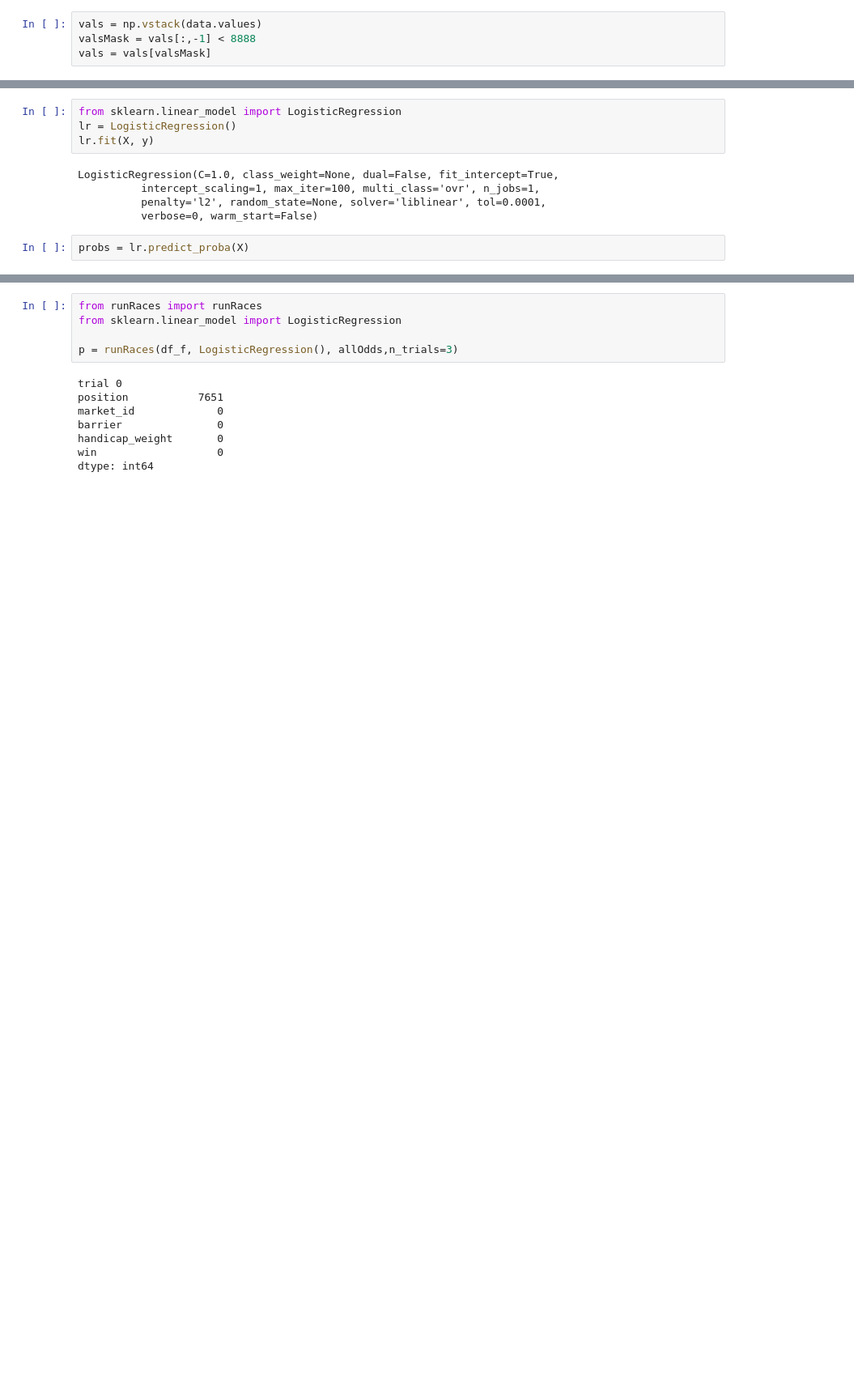
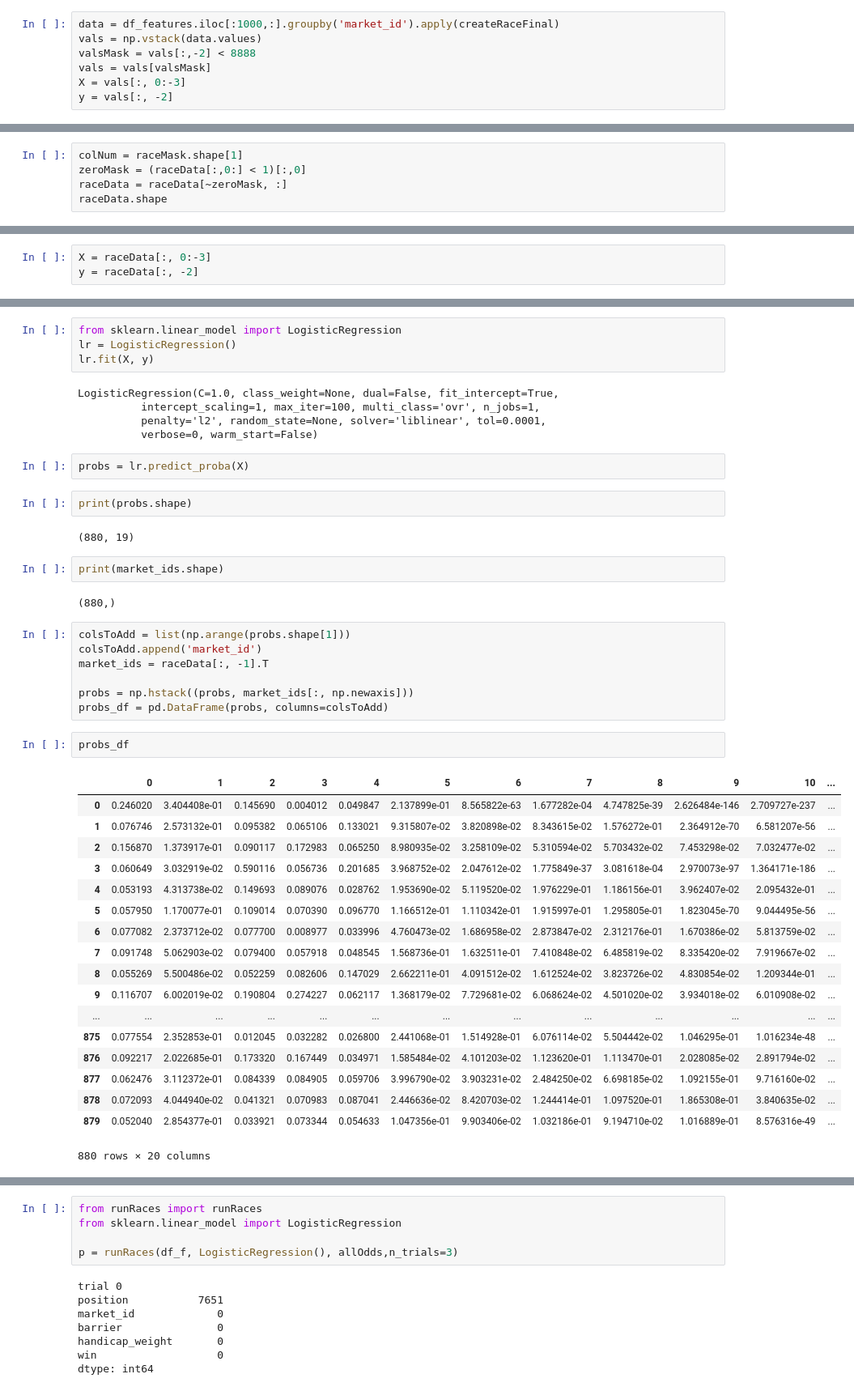
Before and after one commit to ryankresse/horses, a Jupyter notebook: multiclass.ipynb, the cells around one changed output, grey strips where cells are left out. Shown: that part at 81% size. Cells and saved outputs as stored; diff of their text form; blank space fills up the shorter version.

```diff
--- a/multiclass.ipynb
+++ b/multiclass.ipynb
@@ -116,4 +157,7 @@ data = df_features.groupby('market_id').apply(createRaceFinal)
 # %%
+data = df_features.iloc[:1000,:].groupby('market_id').apply(createRaceFinal)
 vals = np.vstack(data.values)
-valsMask = vals[:,-1] < 8888
+valsMask = vals[:,-2] < 8888
 vals = vals[valsMask]
+X = vals[:, 0:-3]
+y = vals[:, -2]
@@ -124,0 +234,5 @@ allOdds = pd.read_csv("input/odds.csv")
+# %%
+colNum = raceMask.shape[1]
+zeroMask = (raceData[:,0:] < 1)[:,0]
+raceData = raceData[~zeroMask, :]
+raceData.shape
@@ -124,0 +241,3 @@ allOdds = pd.read_csv("input/odds.csv")
+# %%
+X = raceData[:, 0:-3]
+y = raceData[:, -2]
@@ -133,3 +261,39 @@ LogisticRegression(C=1.0, class_weight=None, dual=False, fit_intercept=True,
           verbose=0, warm_start=False)
 # %%
 probs = lr.predict_proba(X)
+# %%
+print(probs.shape)
+# %% [output]
+(880, 19)
+# %%
+print(market_ids.shape)
+# %% [output]
+(880,)
+# %%
+colsToAdd = list(np.arange(probs.shape[1]))
+colsToAdd.append('market_id')
+market_ids = raceData[:, -1].T
+
+probs = np.hstack((probs, market_ids[:, np.newaxis]))
+probs_df = pd.DataFrame(probs, columns=colsToAdd)
+# %%
+probs_df
+# %% [output]
+|  | 0 | 1 | 2 | 3 | 4 | 5 | 6 | 7 | 8 | 9 | 10 | ... |
+| 0 | 0.246020 | 3.404408e-01 | 0.145690 | 0.004012 | 0.049847 | 2.137899e-01 | 8.565822e-63 | 1.677282e-04 | 4.747825e-39 | 2.626484e-146 | 2.709727e-237 | ... |
+| 1 | 0.076746 | 2.573132e-01 | 0.095382 | 0.065106 | 0.133021 | 9.315807e-02 | 3.820898e-02 | 8.343615e-02 | 1.576272e-01 | 2.364912e-70 | 6.581207e-56 | ... |
+| 2 | 0.156870 | 1.373917e-01 | 0.090117 | 0.172983 | 0.065250 | 8.980935e-02 | 3.258109e-02 | 5.310594e-02 | 5.703432e-02 | 7.453298e-02 | 7.032477e-02 | ... |
+| 3 | 0.060649 | 3.032919e-02 | 0.590116 | 0.056736 | 0.201685 | 3.968752e-02 | 2.047612e-02 | 1.775849e-37 | 3.081618e-04 | 2.970073e-97 | 1.364171e-186 | ... |
+| 4 | 0.053193 | 4.313738e-02 | 0.149693 | 0.089076 | 0.028762 | 1.953690e-02 | 5.119520e-02 | 1.976229e-01 | 1.186156e-01 | 3.962407e-02 | 2.095432e-01 | ... |
+| 5 | 0.057950 | 1.170077e-01 | 0.109014 | 0.070390 | 0.096770 | 1.166512e-01 | 1.110342e-01 | 1.915997e-01 | 1.295805e-01 | 1.823045e-70 | 9.044495e-56 | ... |
+| 6 | 0.077082 | 2.373712e-02 | 0.077700 | 0.008977 | 0.033996 | 4.760473e-02 | 1.686958e-02 | 2.873847e-02 | 2.312176e-01 | 1.670386e-02 | 5.813759e-02 | ... |
+| 7 | 0.091748 | 5.062903e-02 | 0.079400 | 0.057918 | 0.048545 | 1.568736e-01 | 1.632511e-01 | 7.410848e-02 | 6.485819e-02 | 8.335420e-02 | 7.919667e-02 | ... |
+| 8 | 0.055269 | 5.500486e-02 | 0.052259 | 0.082606 | 0.147029 | 2.662211e-01 | 4.091512e-02 | 1.612524e-02 | 3.823726e-02 | 4.830854e-02 | 1.209344e-01 | ... |
+| 9 | 0.116707 | 6.002019e-02 | 0.190804 | 0.274227 | 0.062117 | 1.368179e-02 | 7.729681e-02 | 6.068624e-02 | 4.501020e-02 | 3.934018e-02 | 6.010908e-02 | ... |
+| ... | ... | ... | ... | ... | ... | ... | ... | ... | ... | ... | ... | ... |
+| 875 | 0.077554 | 2.352853e-01 | 0.012045 | 0.032282 | 0.026800 | 2.441068e-01 | 1.514928e-01 | 6.076114e-02 | 5.504442e-02 | 1.046295e-01 | 1.016234e-48 | ... |
+| 876 | 0.092217 | 2.022685e-01 | 0.173320 | 0.167449 | 0.034971 | 1.585484e-02 | 4.101203e-02 | 1.123620e-01 | 1.113470e-01 | 2.028085e-02 | 2.891794e-02 | ... |
+| 877 | 0.062476 | 3.112372e-01 | 0.084339 | 0.084905 | 0.059706 | 3.996790e-02 | 3.903231e-02 | 2.484250e-02 | 6.698185e-02 | 1.092155e-01 | 9.716160e-02 | ... |
+| 878 | 0.072093 | 4.044940e-02 | 0.041321 | 0.070983 | 0.087041 | 2.446636e-02 | 8.420703e-02 | 1.244414e-01 | 1.097520e-01 | 1.865308e-01 | 3.840635e-02 | ... |
+| 879 | 0.052040 | 2.854377e-01 | 0.033921 | 0.073344 | 0.054633 | 1.047356e-01 | 9.903406e-02 | 1.032186e-01 | 9.194710e-02 | 1.016889e-01 | 8.576316e-49 | ... |
+880 rows × 20 columns
```
Also changed, not shown: parts of 21 cells of this notebook, 3 other files.
